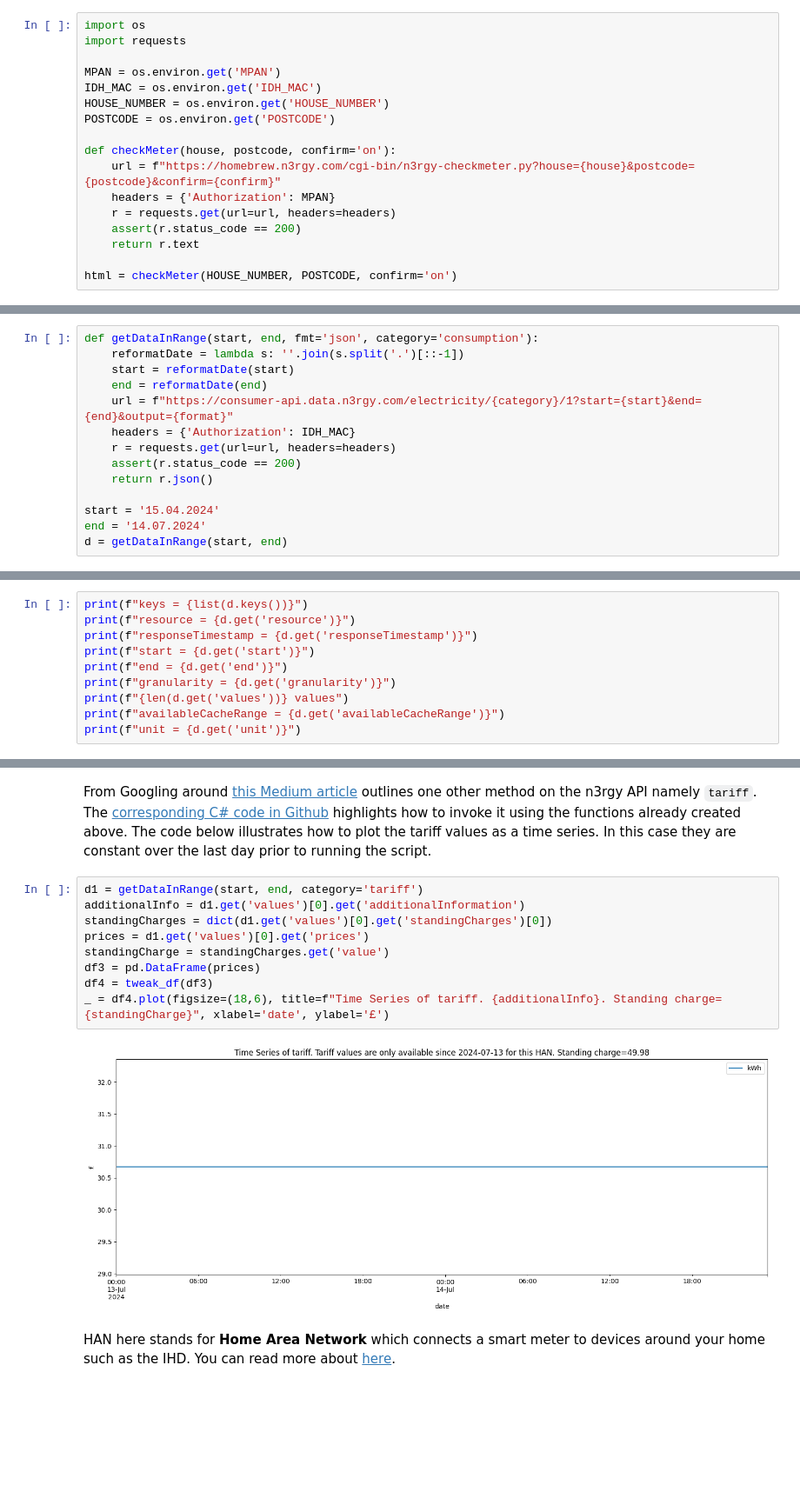
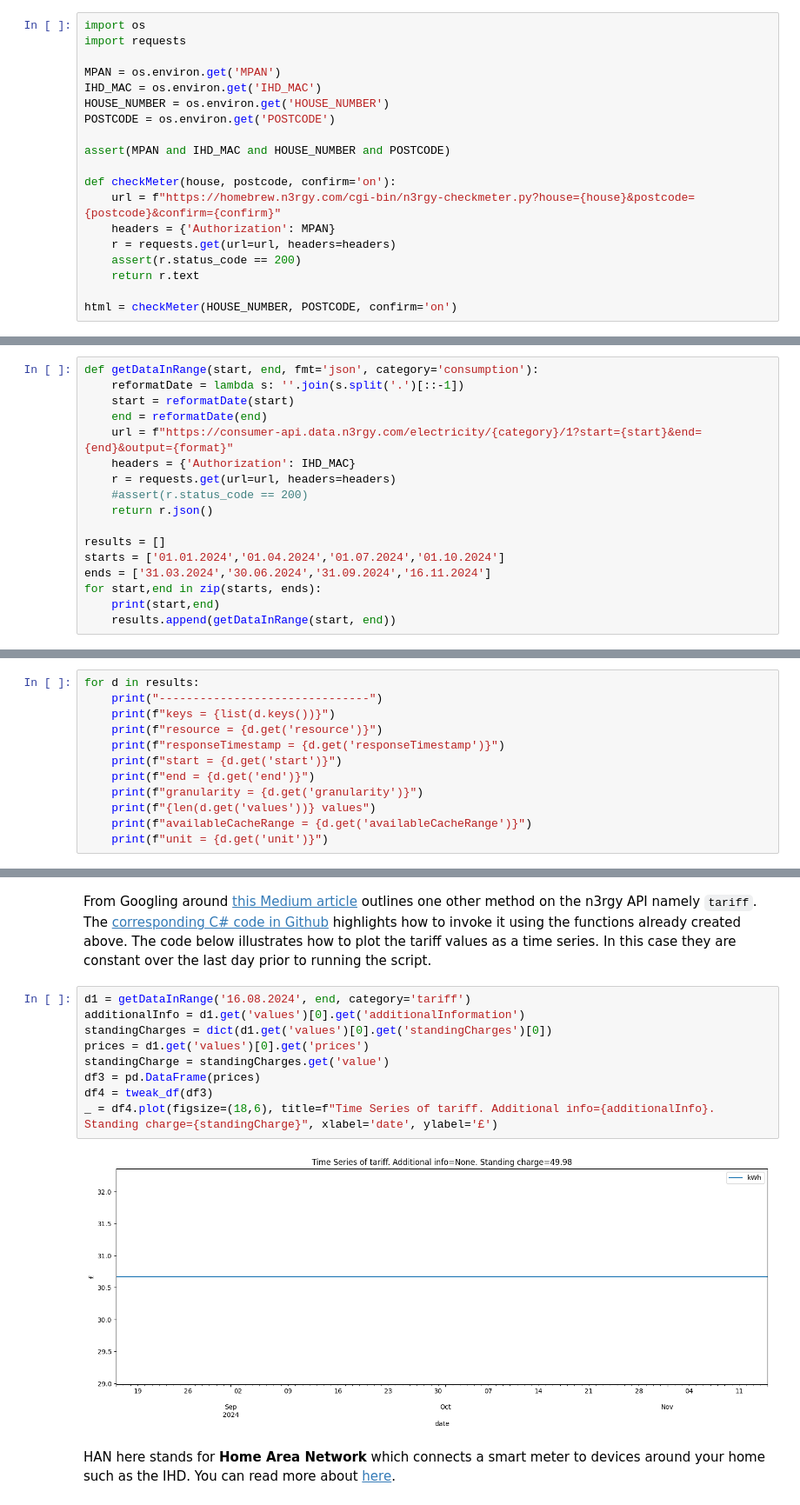
Before and after one commit to malminhas/smart-meter, a Jupyter notebook: smart-meter-playbook.ipynb, the cells around one changed output, grey strips where cells are left out. Shown at 87% size. Cells and saved outputs as stored; diff of their text form; blank space fills up the shorter version.

```diff
--- a/smart-meter-playbook.ipynb
+++ b/smart-meter-playbook.ipynb
@@ -58,9 +59,11 @@ import os
 import requests
 
 MPAN = os.environ.get('MPAN')
-IDH_MAC = os.environ.get('IDH_MAC')
+IHD_MAC = os.environ.get('IHD_MAC')
 HOUSE_NUMBER = os.environ.get('HOUSE_NUMBER')
 POSTCODE = os.environ.get('POSTCODE')
+
+assert(MPAN and IHD_MAC and HOUSE_NUMBER and POSTCODE)
 
 def checkMeter(house, postcode, confirm='on'):
     url = f"https://homebrew.n3rgy.com/cgi-bin/n3rgy-checkmeter.py?house={house}&postcode={postcode}&confirm={confirm}"
@@ -134,11 +141,14 @@ def getDataInRange(start, end, fmt='json', category='consumption'):
     start = reformatDate(start)
     end = reformatDate(end)
     url = f"https://consumer-api.data.n3rgy.com/electricity/{category}/1?start={start}&end={end}&output={format}"
-    headers = {'Authorization': IDH_MAC}
+    headers = {'Authorization': IHD_MAC}
     r = requests.get(url=url, headers=headers)
-    assert(r.status_code == 200)
+    #assert(r.status_code == 200)
     return r.json()
 
-start = '15.04.2024'
-end = '14.07.2024'
-d = getDataInRange(start, end)
+results = []
+starts = ['01.01.2024','01.04.2024','01.07.2024','01.10.2024']
+ends = ['31.03.2024','30.06.2024','31.09.2024','16.11.2024']
+for start,end in zip(starts, ends):
+    print(start,end)
+    results.append(getDataInRange(start, end))
@@ -145,13 +160,15 @@ d = getDataInRange(start, end)
 # %% [markdown]
 Let's print the keys for the response data:
 # %%
-print(f"keys = {list(d.keys())}")
-print(f"resource = {d.get('resource')}")
-print(f"responseTimestamp = {d.get('responseTimestamp')}")
-print(f"start = {d.get('start')}")
-print(f"end = {d.get('end')}")
-print(f"granularity = {d.get('granularity')}")
-print(f"{len(d.get('values'))} values")
-print(f"availableCacheRange = {d.get('availableCacheRange')}")
-print(f"unit = {d.get('unit')}")
+for d in results:
+    print("-------------------------------")
+    print(f"keys = {list(d.keys())}")
+    print(f"resource = {d.get('resource')}")
+    print(f"responseTimestamp = {d.get('responseTimestamp')}")
+    print(f"start = {d.get('start')}")
+    print(f"end = {d.get('end')}")
+    print(f"granularity = {d.get('granularity')}")
+    print(f"{len(d.get('values'))} values")
+    print(f"availableCacheRange = {d.get('availableCacheRange')}")
+    print(f"unit = {d.get('unit')}")
 # %% [output]
@@ -236,16 +270,16 @@ plotResampledTimeSeries(period='ME', angle=85)
 # %% [markdown]
 From Googling around [this Medium article](https://medium.com/@richardr39/n3rgy-dotnet-a-net-tool-for-retrieving-n3rgy-smart-meter-data-in-the-uk-53505d78a4cc) outlines one other method on the n3rgy API namely `tariff`.  The [corresponding C# code in Github](https://github.com/rars/n3rgy-dotnet) highlights how to invoke it using the functions already created above.  The code below illustrates how to plot the tariff values as a time series.  In this case they are constant over the last day prior to running the script.
 # %%
-d1 = getDataInRange(start, end, category='tariff')
+d1 = getDataInRange('16.08.2024', end, category='tariff')
 additionalInfo = d1.get('values')[0].get('additionalInformation')
 standingCharges = dict(d1.get('values')[0].get('standingCharges')[0])
 prices = d1.get('values')[0].get('prices')
 standingCharge = standingCharges.get('value')
 df3 = pd.DataFrame(prices)
 df4 = tweak_df(df3)
-_ = df4.plot(figsize=(18,6), title=f"Time Series of tariff. {additionalInfo}. Standing charge={standingCharge}", xlabel='date', ylabel='£')
+_ = df4.plot(figsize=(18,6), title=f"Time Series of tariff. Additional info={additionalInfo}. Standing charge={standingCharge}", xlabel='date', ylabel='£')
 # %% [output]
-[figure, old version]
+[figure, new version]
 # %% [markdown]
 HAN here stands for <b>Home Area Network</b> which connects a smart meter to devices around your home such as the IHD.  You can read more about [here](https://www.ofgem.gov.uk/sites/default/files/docs/2010/12/han-workshop---19-nov---ember-han-basics_0.pdf).
 # %% [markdown]
```
Also changed, not shown: parts of 12 cells of this notebook.
